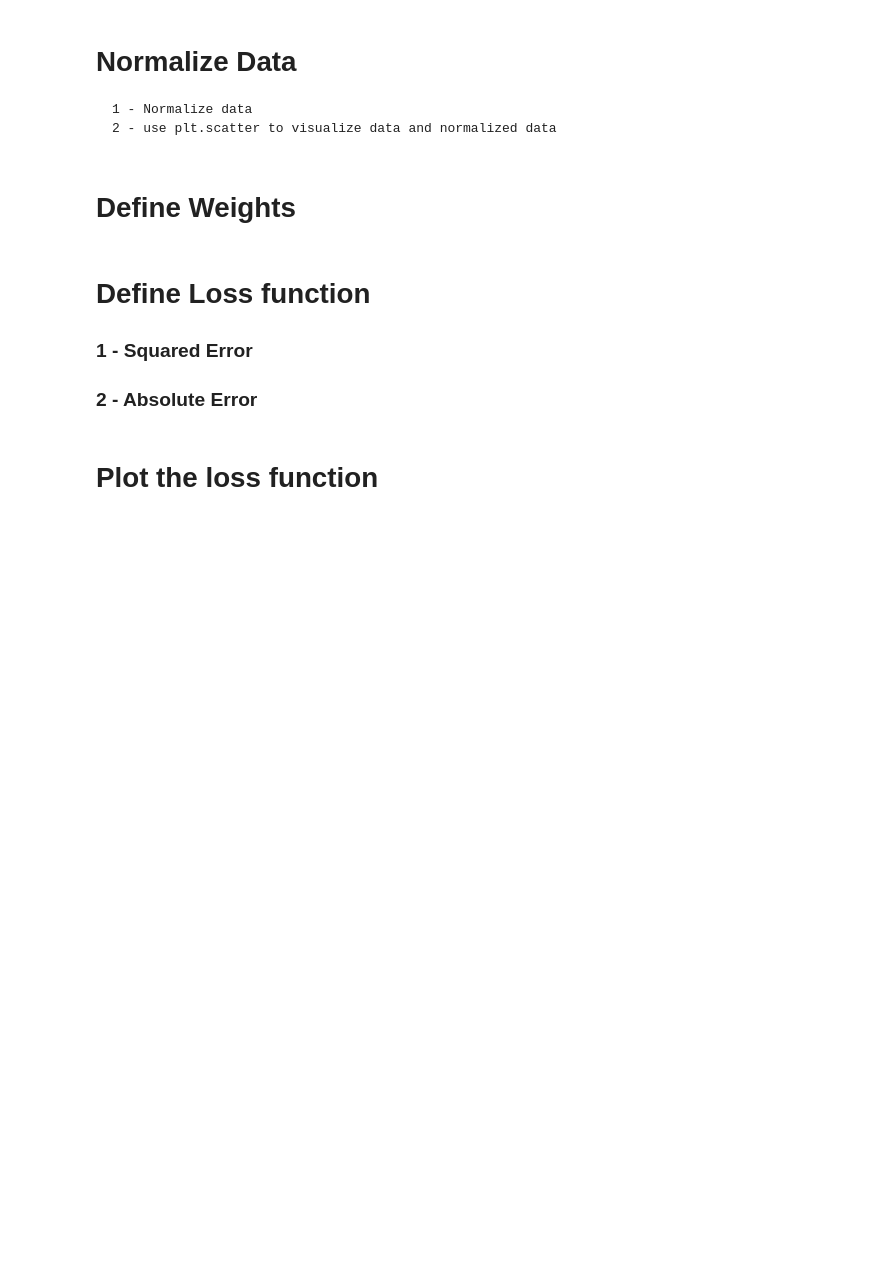
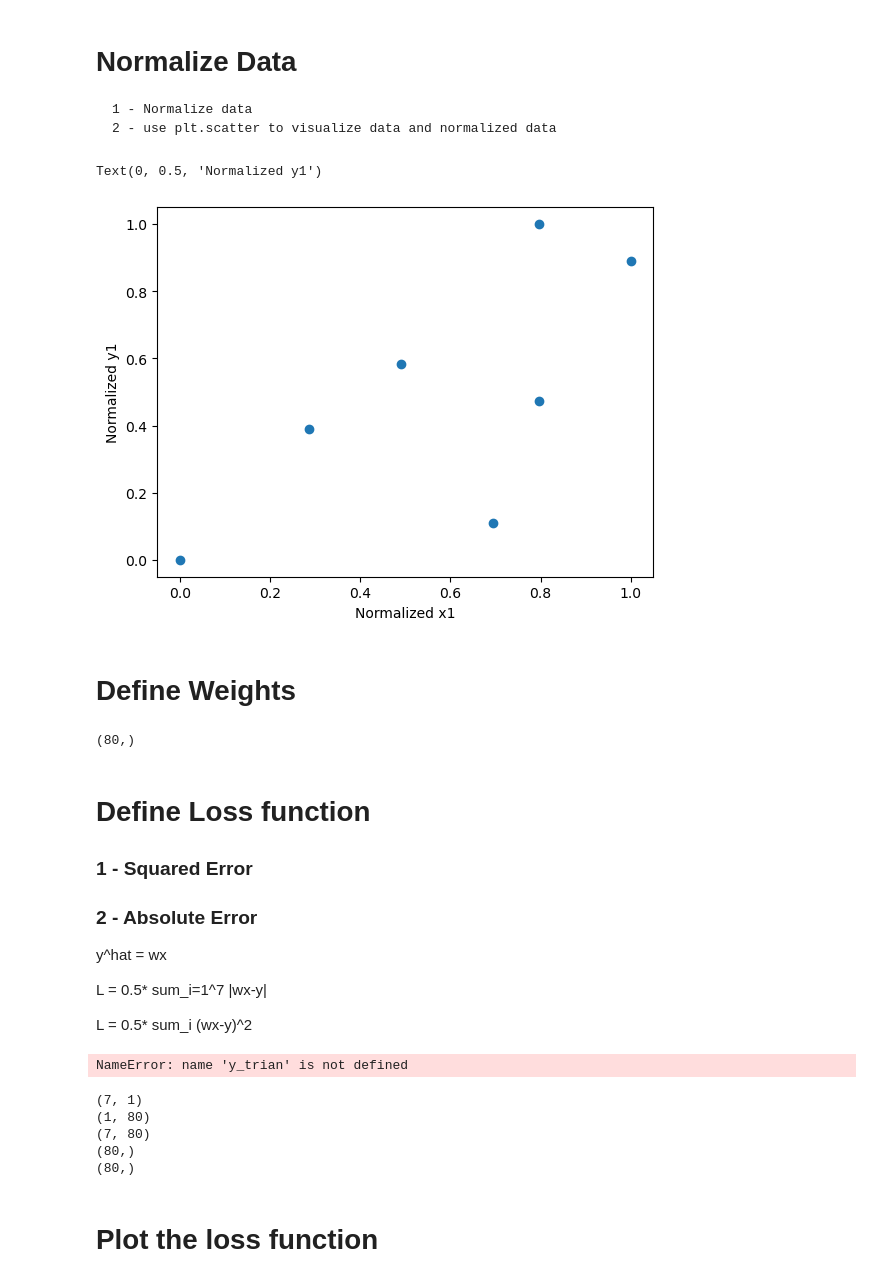
Before and after one commit to Navid-Ziaei/DeepLearningCourse, a Jupyter notebook: Week1/Regression_task.ipynb, the cells around one changed output. Saved outputs shown, nothing was run; the diff lists cells and outputs as text; code cells hidden in the pictures; blank space fills up the shorter version.

```diff
--- a/Week1/Regression_task.ipynb
+++ b/Week1/Regression_task.ipynb
@@ -14,9 +14,37 @@ y_train = np.array([75, 82, 93, 61, 78, 65, 97])
 # Normalize Data
     1 - Normalize data
     2 - use plt.scatter to visualize data and normalized data
+# %%
+min_value_x, max_value_x = np.min(x_train), np.max(x_train)
+min_value_y, max_value_y = np.min(y_train), np.max(y_train)
+
+x_train = (x_train - min_value_x)/(np.max(x_train)-np.min(x_train))
+y_train = (y_train - min_value_y)/(np.max(y_train)-np.min(y_train))
+
+plt.figure()
+plt.scatter(x_train, y_train)
+plt.xlabel('Normalized x1')
+plt.ylabel('Normalized y1')
+
+N_train = x_train.shape[0]
+print("Number of training examples = "+str(N_train))
+# %% [output]
+Text(0, 0.5, 'Normalized y1')
+[figure, added]
 # %% [markdown]
 # Define Weights
+# %%
+w = np.arange(-2,2,0.05)
+print(w.shape)
+# %% [output]
+(80,)
 # %% [markdown]
 # Define Loss function
 ### 1 - Squared Error
 ### 2 - Absolute Error
+
+y^hat = wx
+
+L = 0.5* sum_i=1^7 |wx-y|
+
+L = 0.5* sum_i (wx-y)^2
@@ -23,2 +57,40 @@ y_train = np.array([75, 82, 93, 61, 78, 65, 97])
+# %%
+L_list = []
+
+for w in list(np.arange(-2,2,0.01)):
+    y_hat = w*x_train
+    error = np.abs(y_trian - y_hat)
+    l = 0.5*np.sum(error, axis = 0)
+    L_list.append(l)
+# %% [output]
+NameError: name 'y_trian' is not defined
+# %%
+# training examples
+X_train = x_train[:, np.newaxis] # 7x1
+Y_train = y_train[:, np.newaxis] # 7x1
+
+# weight vector
+W = w[np.newaxis, :] # 1x100
+
+print(X_train.shape)
+print(W.shape)
+
+y_hat = np.matmul(X_train, W)
+print(y_hat.shape)
+
+L_abs = 0.5*np.sum(np.abs(Y_train-y_hat), axis=0)
+L_sq = 0.5*np.sum((Y_train-y_hat)**2, axis=0)
+
+# (Nx1) -/+ (NxM)
+
+
+print(L_abs.shape)
+print(L_sq.shape)
+# %% [output]
+(7, 1)
+(1, 80)
+(7, 80)
+(80,)
+(80,)
 # %% [markdown]
 # Plot the loss function
```
Also changed, not shown: parts of 5 cells of this notebook.
